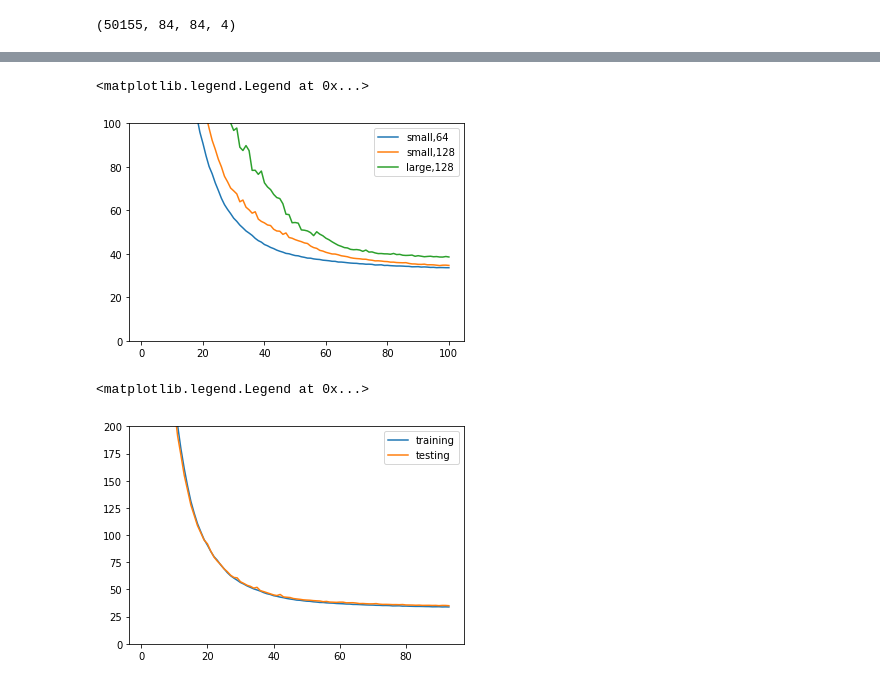
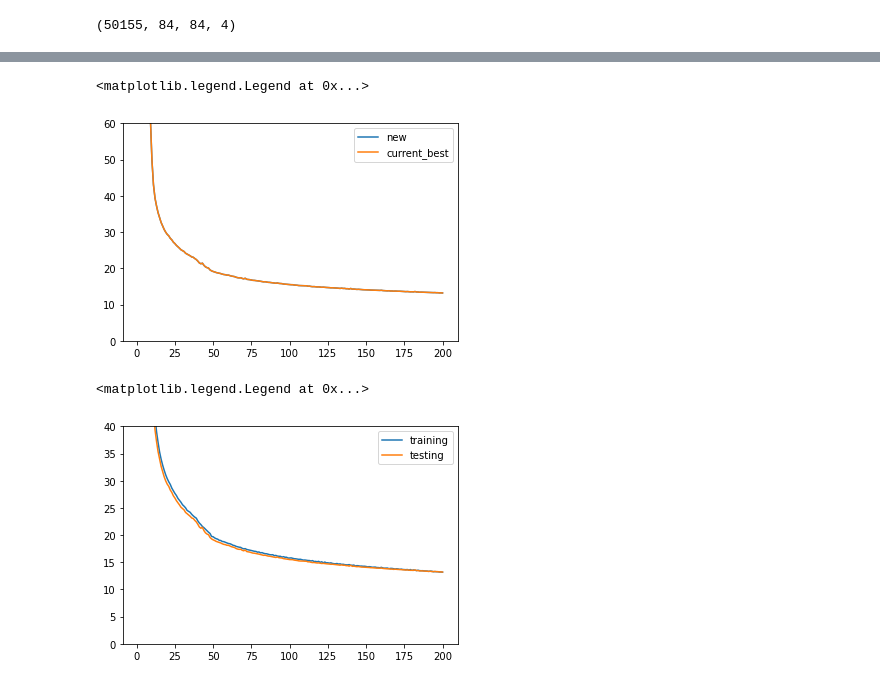
Before and after one commit to HaoranLiao/cs285_project, a Jupyter notebook: Visualization.ipynb, the cells around one changed output, grey strips where cells are left out. Saved outputs shown, nothing was run; the diff lists cells and outputs as text; code cells hidden in the pictures.

```diff
--- a/Visualization.ipynb
+++ b/Visualization.ipynb
@@ -33,5 +34,5 @@ WARNING - From /data2/jerry/cs285_final_proj/cs285_project/vae/VAE.py:35: The na
 # %%
-lcurve=pd.read_csv("small CNN, 64/cost_record.csv")
+lcurve=pd.read_csv("cost_record.csv")
 # %%
 lcurve_1=pd.read_csv("runs/small CNN, 128/cost_record.csv")
 # %%
@@ -39,18 +42,22 @@ lcurve_2=pd.read_csv("runs/large CNN, 128/cost_record.csv")
+# %%
+lcurve_4=pd.read_csv("runs/latent100, batch_size64/cost_record.csv")
 # %%
-plt.plot(lcurve.Epoch, lcurve["training_cost"],label="small,64")
-plt.plot(lcurve_1.Epoch, lcurve_1["training_cost"],label="small,128")
-plt.plot(lcurve_2.Epoch, lcurve_2["test_cost"],label="large,128")
-plt.ylim(0,100)
+plt.plot(lcurve.Epoch, lcurve["test_cost"],label="new")
+# plt.plot(lcurve_1.Epoch, lcurve_1["test_cost"],label="small,128")
+# plt.plot(lcurve_2.Epoch, lcurve_2["test_cost"],label="large,128")
+# plt.plot(lcurve_3.Epoch, lcurve_3["test_cost"],label="small,64")
+plt.plot(lcurve_4.Epoch, lcurve_4["test_cost"],label="current_best")
+plt.ylim(0,60)
 plt.legend()
 # %% [output]
 <matplotlib.legend.Legend at 0x...>
-[figure, old version]
+[figure, new version]
 # %%
 plt.plot(lcurve.Epoch, lcurve["training_cost"],label="training")
 plt.plot(lcurve.Epoch, lcurve["test_cost"],label="testing")
-plt.ylim(0,200)
+plt.ylim(0,40)
 plt.legend()
 # %% [output]
 <matplotlib.legend.Legend at 0x...>
-[figure, old version]
+[figure, new version]
 # %%
```
Also changed, not shown: parts of 11 cells of this notebook, 3 other files.
